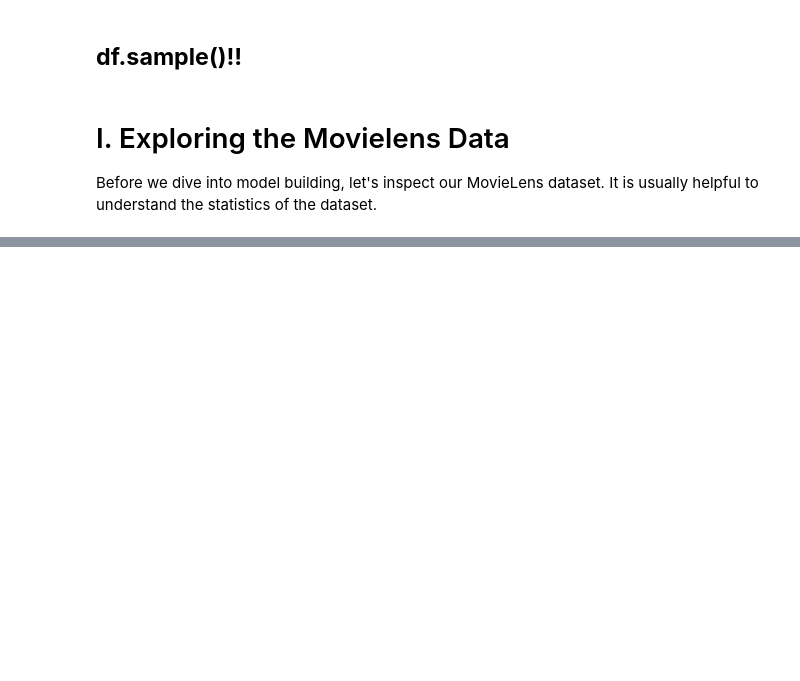
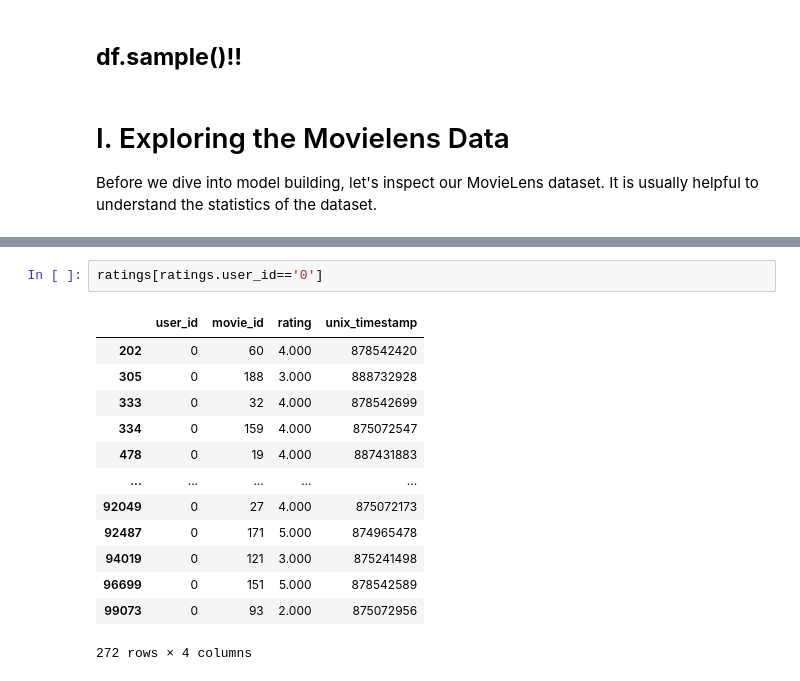
Before and after one commit to JKwanLee/recomm_practice, a Jupyter notebook: recomm_tutorial.ipynb, the cells around one changed output, grey strips where cells are left out. Drawn from its saved outputs; the diff is of its cells as text; blank space fills up the shorter version.

```diff
--- a/recomm_tutorial.ipynb
+++ b/recomm_tutorial.ipynb
@@ -438,0 +576,16 @@ Before we dive into model building, let's inspect our MovieLens dataset. It is u
+# %%
+ratings[ratings.user_id=='0']
+# %% [output]
+|  | user_id | movie_id | rating | unix_timestamp |
+| 202 | 0 | 60 | 4.000 | 878542420 |
+| 305 | 0 | 188 | 3.000 | 888732928 |
+| 333 | 0 | 32 | 4.000 | 878542699 |
+| 334 | 0 | 159 | 4.000 | 875072547 |
+| 478 | 0 | 19 | 4.000 | 887431883 |
+| ... | ... | ... | ... | ... |
+| 92049 | 0 | 27 | 4.000 | 875072173 |
+| 92487 | 0 | 171 | 5.000 | 874965478 |
+| 94019 | 0 | 121 | 3.000 | 875241498 |
+| 96699 | 0 | 151 | 5.000 | 878542589 |
+| 99073 | 0 | 93 | 2.000 | 875072956 |
+272 rows × 4 columns
```
Also changed, not shown: parts of 41 cells of this notebook.
